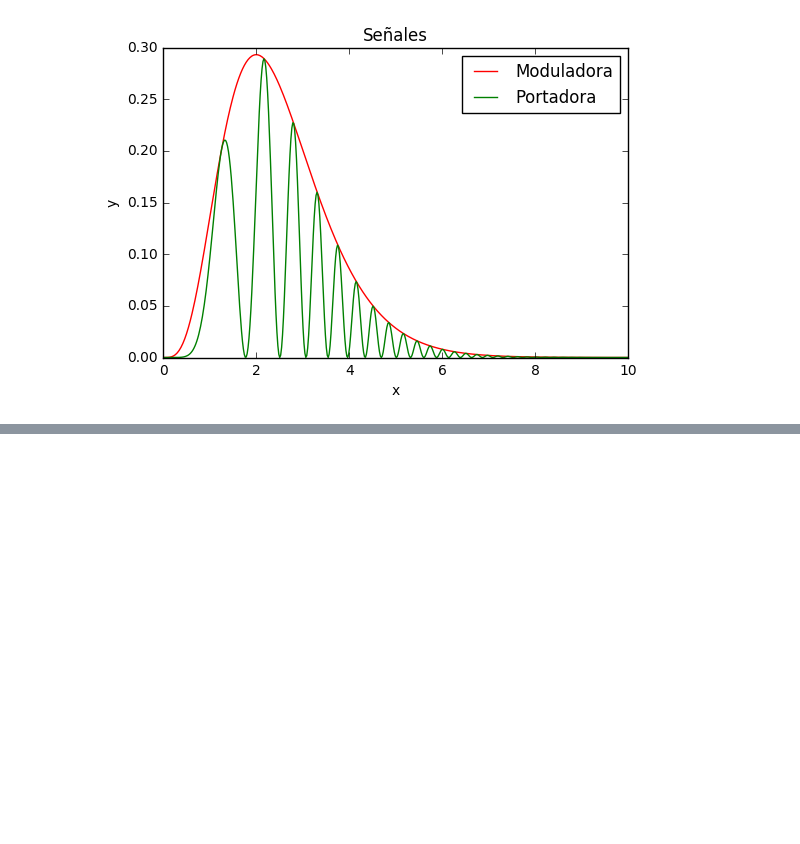
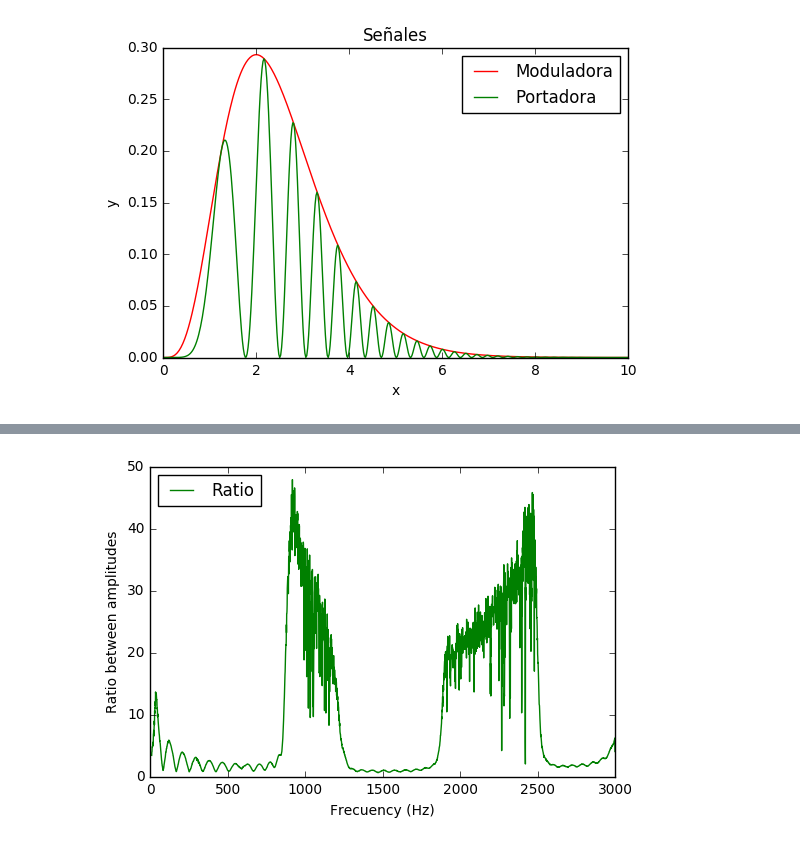
Before and after one commit to ignaciop/python_varios, a Jupyter notebook: playground.ipynb, the cells around one changed output, grey strips where cells are left out. Cells and saved outputs as stored; diff of their text form; code cells hidden in the pictures; blank space fills up the shorter version.

```diff
--- a/playground.ipynb
+++ b/playground.ipynb
@@ -18,0 +30,9 @@ plt.show()
+# %%
+plt.figure()
+plt.plot(frecuency, mic1/mic2, 'g-', label='Ratio')
+plt.xlabel('Frecuency (Hz)')
+plt.ylabel('Ratio between amplitudes')
+plt.legend(loc='best')
+plt.show()
+# %% [output]
+[figure, added]
```
Also changed, not shown: parts of 15 cells of this notebook, 4 other files.
